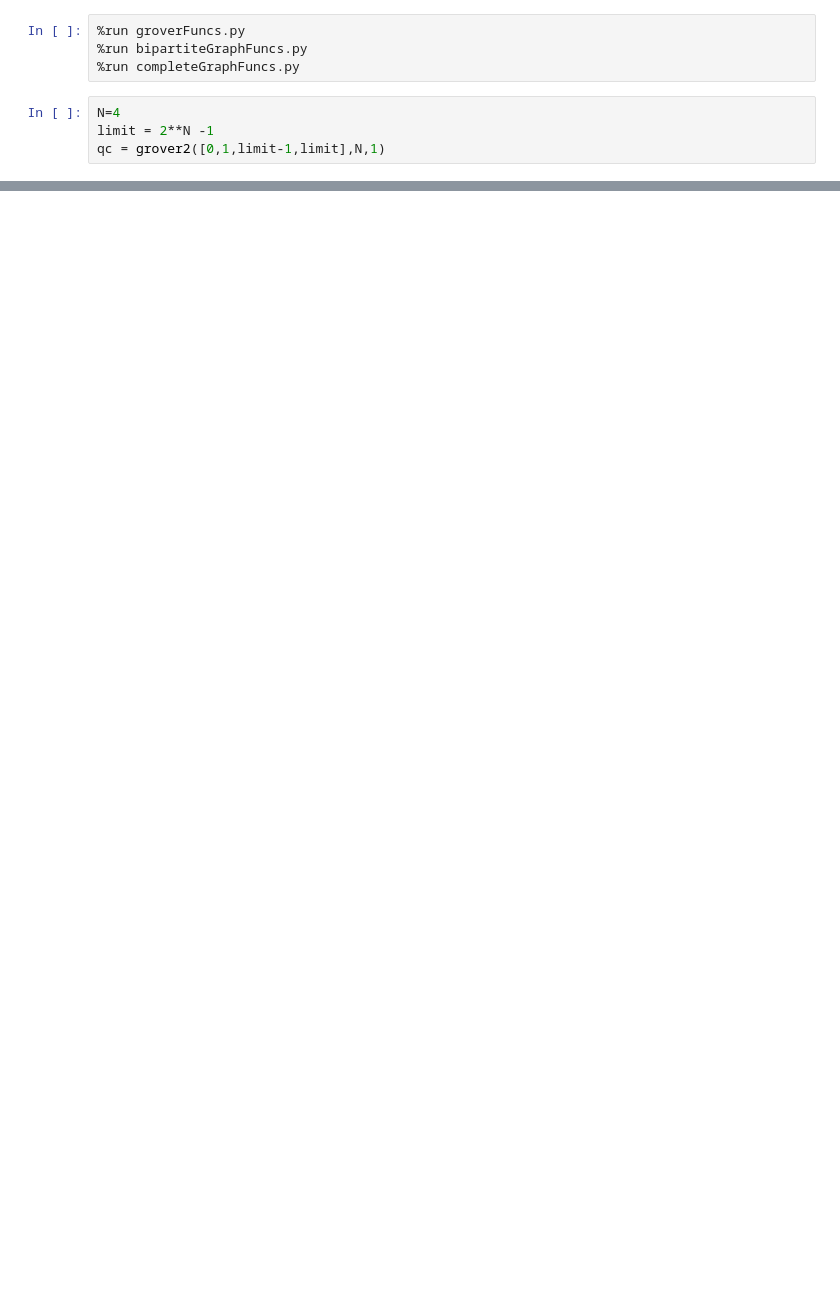
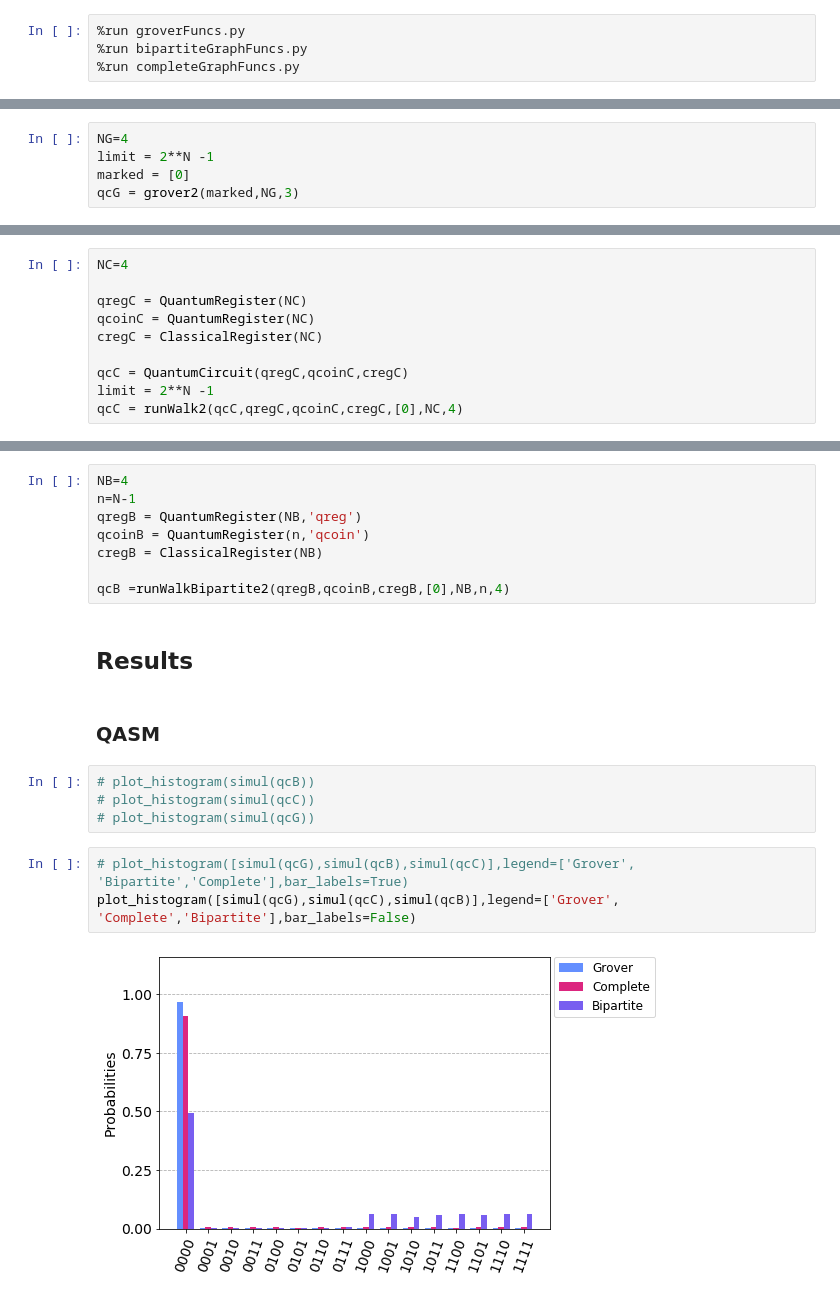
Before and after one commit to JaimePSantos/Dissertation-Tex-Code, a Jupyter notebook: Coding/Qiskit/Grover Search/allSearch.ipynb, the cells around one changed output, grey strips where cells are left out. Cells and saved outputs as stored; diff of their text form; blank space fills up the shorter version.

```diff
--- a/Coding/Qiskit/Grover Search/allSearch.ipynb
+++ b/Coding/Qiskit/Grover Search/allSearch.ipynb
@@ -13,7 +18,3 @@ ibmqfactory.load_account:WARNING:2020-07-25 03:57:53,957: Credentials are alread
 %run groverFuncs.py
 %run bipartiteGraphFuncs.py
 %run completeGraphFuncs.py
-# %%
-N=4
-limit = 2**N -1
-qc = grover2([0,1,limit-1,limit],N,1)
@@ -23,0 +23,5 @@ plot_histogram(simul(qc))
+# %%
+NG=4
+limit = 2**N -1
+marked = [0]
+qcG = grover2(marked,NG,3)
@@ -23,0 +30,10 @@ plot_histogram(simul(qc))
+# %%
+NC=4
+
+qregC = QuantumRegister(NC)
+qcoinC = QuantumRegister(NC)
+cregC = ClassicalRegister(NC)
+
+qcC = QuantumCircuit(qregC,qcoinC,cregC)
+limit = 2**N -1
+qcC = runWalk2(qcC,qregC,qcoinC,cregC,[0],NC,4)
@@ -23,0 +42,21 @@ plot_histogram(simul(qc))
+# %%
+NB=4
+n=N-1
+qregB = QuantumRegister(NB,'qreg')
+qcoinB = QuantumRegister(n,'qcoin')
+cregB = ClassicalRegister(NB)
+
+qcB =runWalkBipartite2(qregB,qcoinB,cregB,[0],NB,n,4)
+# %% [markdown]
+## Results
+# %% [markdown]
+### QASM
+# %%
+# plot_histogram(simul(qcB))
+# plot_histogram(simul(qcC))
+# plot_histogram(simul(qcG))
+# %%
+# plot_histogram([simul(qcG),simul(qcB),simul(qcC)],legend=['Grover', 'Bipartite','Complete'],bar_labels=True)
+plot_histogram([simul(qcG),simul(qcC),simul(qcB)],legend=['Grover', 'Complete','Bipartite'],bar_labels=False)
+# %% [output]
+[figure, added]
```
Also changed, not shown: parts of 7 cells of this notebook, 10 other files.
